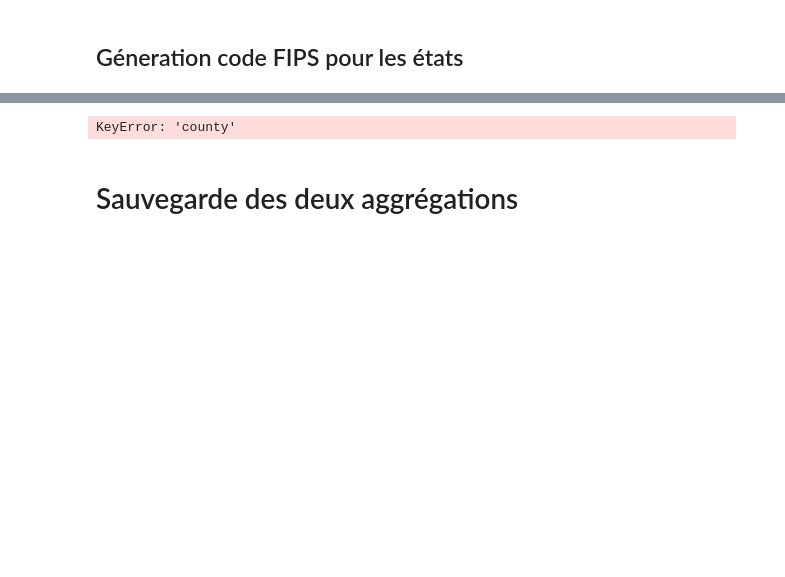
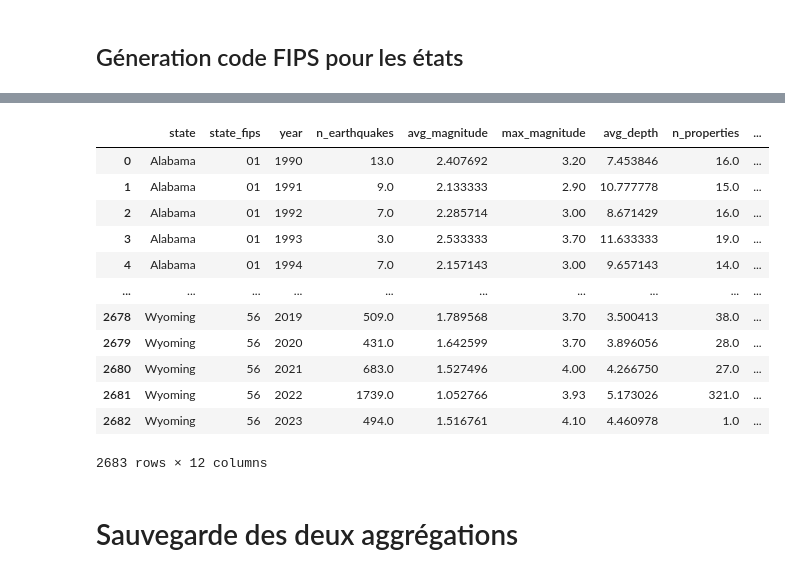
Before and after one commit to snonow/earthquake-realestate-viz, a Jupyter notebook: Data Manip.ipynb, the cells around one changed output, grey strips where cells are left out. Cells and saved outputs as stored; diff of their text form; code cells hidden in the pictures; blank space fills up the shorter version.

```diff
--- a/Data Manip.ipynb
+++ b/Data Manip.ipynb
@@ -59,7 +59,7 @@ filtered_realtor
 # Lire ton fichier des villes + comtés
 counties = gpd.read_file("data/tl_2021_us_county/tl_2021_us_county.shp")
 counties = counties[['GEOID', 'NAME', 'STATEFP', 'COUNTYFP', 'geometry']]
-counties = counties.rename(columns={'NAME':'county', 'STATEFP':'state_fips', 'COUNTYFP':'county_fips'})
+counties = counties.rename(columns={'NAME':'county', 'STATEFP':'state_fips', 'GEOID':'county_fips'})
 
 earthquakes_gdf = gpd.GeoDataFrame(
     filtered_earthquake,
@@ -209,12 +219,11 @@ filtered_realtor
 # %% [markdown]
 # Début de l'aggrégation
 # %%
-
 ### COUNTY + STATE + YEAR AGG ###
 # --- Earthquake aggregation by state + county + year ---
 agg_eq_state_county_year = (
     filtered_earthquake
-    .groupby(['state', 'county_fips', 'year'])
+    .groupby(['state', 'state_fips', 'county', 'county_fips', 'year'])
     .agg(
         n_earthquakes=('magnitudo', 'count'),
         avg_magnitude=('magnitudo', 'mean'),
@@ -227,7 +236,7 @@ agg_eq_state_county_year = (
 # --- Realtor aggregation by state + county + year ---
 agg_re_state_county_year = (
     filtered_realtor
-    .groupby(['state', 'county_fips', 'sold_year'])
+    .groupby(['state', 'state_fips', 'county', 'county_fips', 'sold_year'])
     .agg(
         n_properties=('price', 'count'),
         avg_price=('price', 'mean'),
@@ -243,7 +252,7 @@ agg_re_state_county_year = (
 # --- Earthquake aggregation by state + year ---
 agg_eq_state_year = (
     filtered_earthquake
-    .groupby(['state', 'year'])
+    .groupby(['state', 'state_fips', 'year'])
     .agg(
         n_earthquakes=('magnitudo', 'count'),
         avg_magnitude=('magnitudo', 'mean'),
@@ -256,7 +265,7 @@ agg_eq_state_year = (
 # --- Realtor aggregation by state + year ---
 agg_re_state_year = (
     filtered_realtor
-    .groupby(['state', 'sold_year'])
+    .groupby(['state', 'state_fips', 'sold_year'])
     .agg(
         n_properties=('price', 'count'),
         avg_price=('price', 'mean'),
@@ -272,13 +281,13 @@ agg_re_state_year = (
 # %%
 agg_county_year = agg_eq_state_county_year.merge(
     agg_re_state_county_year,
-    on=['state', 'county_fips', 'year'],
+    on=['state', 'state_fips', 'county', 'county_fips', 'year'],
     how='outer'
 )
 
 agg_state_year = agg_eq_state_year.merge(
     agg_re_state_year,
-    on=['state', 'year'],
+    on=['state', 'state_fips', 'year'],
     how='outer'
 )
 # %% [markdown]
@@ -341,47 +295,33 @@ agg_county_year
 # %%
-import pandas as pd
-import numpy as np
-from addfips import AddFIPS
-
 # ---------------------------
 # FILTER YEARS >= 1990
 # ---------------------------
 agg_state_year = agg_state_year[agg_state_year["year"] >= 1990].reset_index(drop=True)
 agg_county_year = agg_county_year[agg_county_year["year"] >= 1990].reset_index(drop=True)
-
-# ---------------------------
-# INITIALISER addfips
-# ---------------------------
-af = AddFIPS()
-
-# ---------------------------
-# FIPS CODES (STATE LEVEL)
-# ---------------------------
-# On peut juste passer le nom de l'état pour obtenir le FIPS
-agg_state_year['fips'] = agg_state_year['state'].apply(af.get_state_fips)
-agg_state_year['fips'] = pd.to_numeric(agg_state_year['fips'], errors='coerce').astype('Int64')
-
-# ---------------------------
-# FIPS CODES (COUNTY LEVEL)
-# ---------------------------
-# Appliquer get_county_fips ligne par ligne
-agg_county_year['county_fips'] = agg_county_year.apply(
-    lambda row: af.get_county_fips(row['county'], row['state']),
-    axis=1
-)
-agg_county_year['county_fips'] = pd.to_numeric(agg_county_year['county_fips'], errors='coerce').astype('Int64')
 
 # ---------------------------
 # CLEAN MISSING VALUES
 # ---------------------------
 agg_state_year = agg_state_year.replace(r'^\s*$', np.nan, regex=True)
 agg_county_year = agg_county_year.replace(r'^\s*$', np.nan, regex=True)
 
 # Vérification rapide
-print(agg_state_year[['state', 'fips']].head())
-print(agg_county_year[['state', 'county', 'county_fips']].head())
+agg_state_year
+# agg_county_year
 # %% [output]
+|  | state | state_fips | year | n_earthquakes | avg_magnitude | max_magnitude | avg_depth | n_properties | ... |
+| 0 | Alabama | 01 | 1990 | 13.0 | 2.407692 | 3.20 | 7.453846 | 16.0 | ... |
+| 1 | Alabama | 01 | 1991 | 9.0 | 2.133333 | 2.90 | 10.777778 | 15.0 | ... |
+| 2 | Alabama | 01 | 1992 | 7.0 | 2.285714 | 3.00 | 8.671429 | 16.0 | ... |
+| 3 | Alabama | 01 | 1993 | 3.0 | 2.533333 | 3.70 | 11.633333 | 19.0 | ... |
+| 4 | Alabama | 01 | 1994 | 7.0 | 2.157143 | 3.00 | 9.657143 | 14.0 | ... |
+| ... | ... | ... | ... | ... | ... | ... | ... | ... | ... |
+| 2678 | Wyoming | 56 | 2019 | 509.0 | 1.789568 | 3.70 | 3.500413 | 38.0 | ... |
+| 2679 | Wyoming | 56 | 2020 | 431.0 | 1.642599 | 3.70 | 3.896056 | 28.0 | ... |
+| 2680 | Wyoming | 56 | 2021 | 683.0 | 1.527496 | 4.00 | 4.266750 | 27.0 | ... |
+| 2681 | Wyoming | 56 | 2022 | 1739.0 | 1.052766 | 3.93 | 5.173026 | 321.0 | ... |
+| 2682 | Wyoming | 56 | 2023 | 494.0 | 1.516761 | 4.10 | 4.460978 | 1.0 | ... |
-KeyError: 'county'
+2683 rows × 12 columns
 # %% [markdown]
 # Sauvegarde des deux aggrégations
 # %%
```
Also changed, not shown: parts of 7 cells of this notebook, 3 other files.
